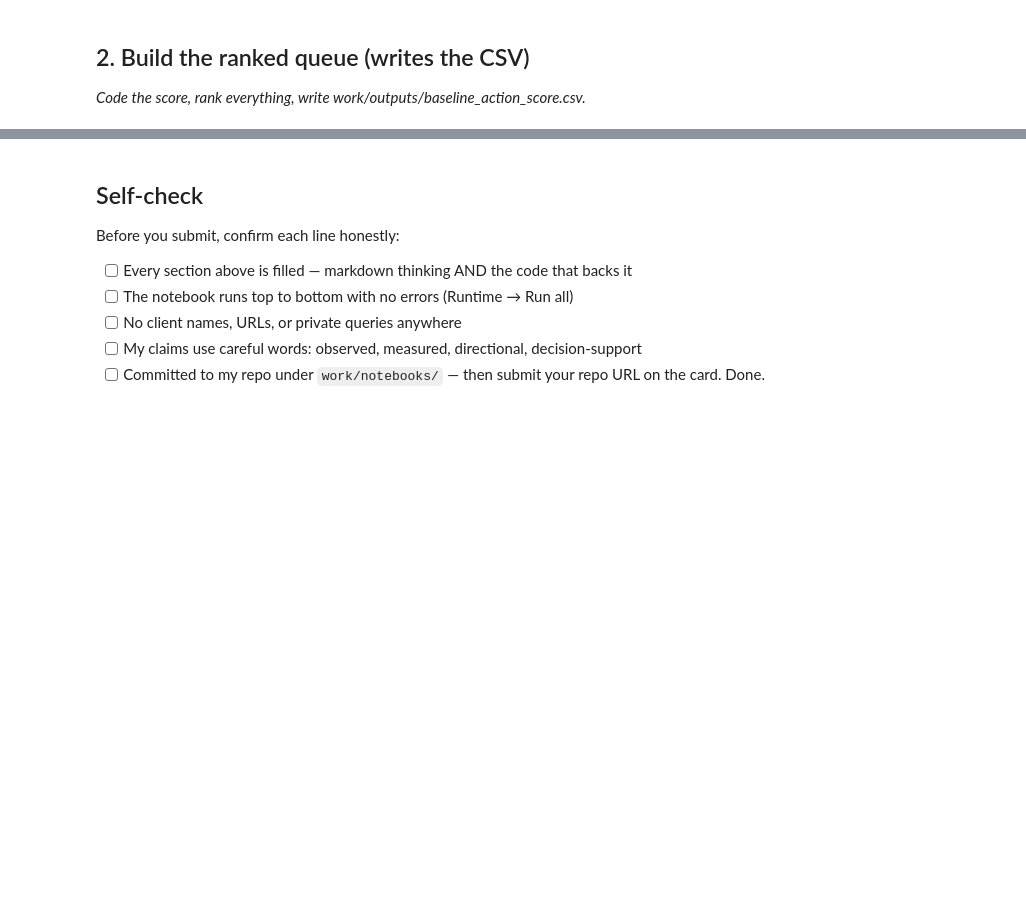
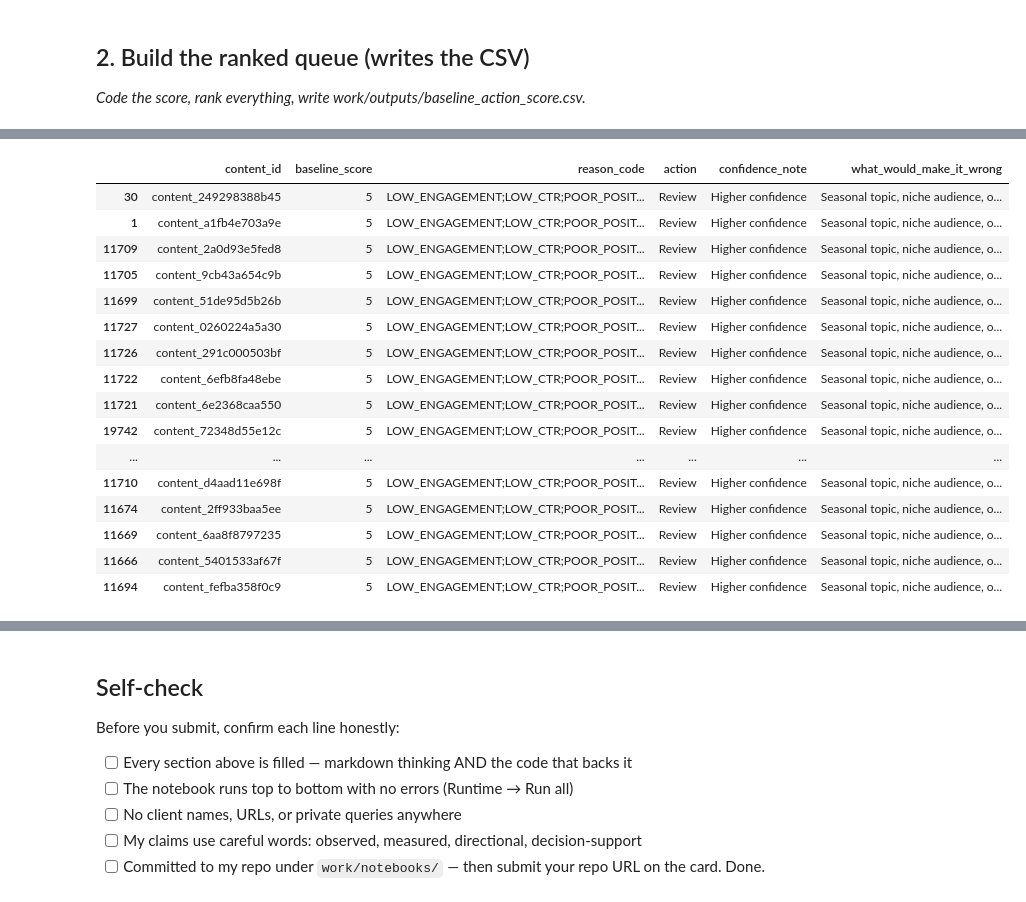
Before and after one commit to k9Sx3CC/01_first_look_and_discovery.ipynb, a Jupyter notebook: work/notebooks/w04_baseline_score.ipynb, the cells around one changed output, grey strips where cells are left out. Drawn from its saved outputs; the diff is of its cells as text; code cells hidden in the pictures; blank space fills up the shorter version.

```diff
--- a/work/notebooks/w04_baseline_score.ipynb
+++ b/work/notebooks/w04_baseline_score.ipynb
@@ -19,0 +147,43 @@ This skeleton is yours to fill. Work the sections **in order** — each one has
+# %%
+# This cell is for CODE (numbers, a query, a check).
+# Write your text answer in the cell ABOVE this one — typing sentences here breaks Run All.
+top20 = df.head(20)
+
+review = top20[[
+    "content_id",
+    "baseline_score",
+    "reason_code"
+]].copy()
+
+review["action"] = "Review"
+
+review["confidence_note"] = np.where(
+    review["baseline_score"] >= 5,
+    "Higher confidence",
+    "Medium confidence"
+)
+
+
+review["what_would_make_it_wrong"] = (
+    "Seasonal topic, niche audience, or intentional low engagement."
+)
+
+review
+# %% [output]
+|  | content_id | baseline_score | reason_code | action | confidence_note | what_would_make_it_wrong |
+| 30 | content_249298388b45 | 5 | LOW_ENGAGEMENT;LOW_CTR;POOR_POSIT... | Review | Higher confidence | Seasonal topic, niche audience, o... |
+| 1 | content_a1fb4e703a9e | 5 | LOW_ENGAGEMENT;LOW_CTR;POOR_POSIT... | Review | Higher confidence | Seasonal topic, niche audience, o... |
+| 11709 | content_2a0d93e5fed8 | 5 | LOW_ENGAGEMENT;LOW_CTR;POOR_POSIT... | Review | Higher confidence | Seasonal topic, niche audience, o... |
+| 11705 | content_9cb43a654c9b | 5 | LOW_ENGAGEMENT;LOW_CTR;POOR_POSIT... | Review | Higher confidence | Seasonal topic, niche audience, o... |
+| 11699 | content_51de95d5b26b | 5 | LOW_ENGAGEMENT;LOW_CTR;POOR_POSIT... | Review | Higher confidence | Seasonal topic, niche audience, o... |
+| 11727 | content_0260224a5a30 | 5 | LOW_ENGAGEMENT;LOW_CTR;POOR_POSIT... | Review | Higher confidence | Seasonal topic, niche audience, o... |
+| 11726 | content_291c000503bf | 5 | LOW_ENGAGEMENT;LOW_CTR;POOR_POSIT... | Review | Higher confidence | Seasonal topic, niche audience, o... |
+| 11722 | content_6efb8fa48ebe | 5 | LOW_ENGAGEMENT;LOW_CTR;POOR_POSIT... | Review | Higher confidence | Seasonal topic, niche audience, o... |
+| 11721 | content_6e2368caa550 | 5 | LOW_ENGAGEMENT;LOW_CTR;POOR_POSIT... | Review | Higher confidence | Seasonal topic, niche audience, o... |
+| 19742 | content_72348d55e12c | 5 | LOW_ENGAGEMENT;LOW_CTR;POOR_POSIT... | Review | Higher confidence | Seasonal topic, niche audience, o... |
+| ... | ... | ... | ... | ... | ... | ... |
+| 11710 | content_d4aad11e698f | 5 | LOW_ENGAGEMENT;LOW_CTR;POOR_POSIT... | Review | Higher confidence | Seasonal topic, niche audience, o... |
+| 11674 | content_2ff933baa5ee | 5 | LOW_ENGAGEMENT;LOW_CTR;POOR_POSIT... | Review | Higher confidence | Seasonal topic, niche audience, o... |
+| 11669 | content_6aa8f8797235 | 5 | LOW_ENGAGEMENT;LOW_CTR;POOR_POSIT... | Review | Higher confidence | Seasonal topic, niche audience, o... |
+| 11666 | content_5401533af67f | 5 | LOW_ENGAGEMENT;LOW_CTR;POOR_POSIT... | Review | Higher confidence | Seasonal topic, niche audience, o... |
+| 11694 | content_fefba358f0c9 | 5 | LOW_ENGAGEMENT;LOW_CTR;POOR_POSIT... | Review | Higher confidence | Seasonal topic, niche audience, o... |
```
Also changed, not shown: parts of 11 cells of this notebook.
